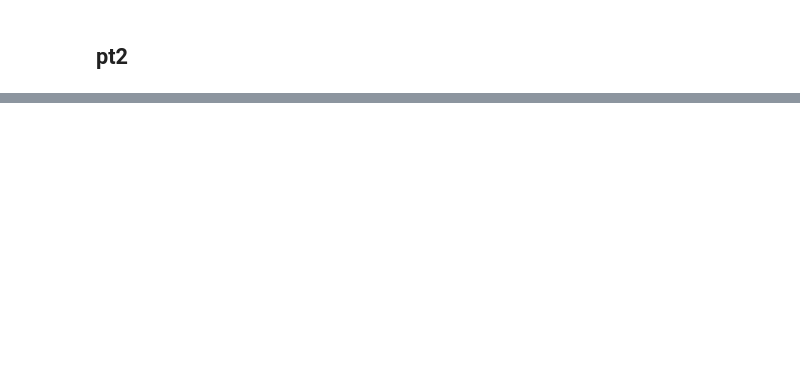
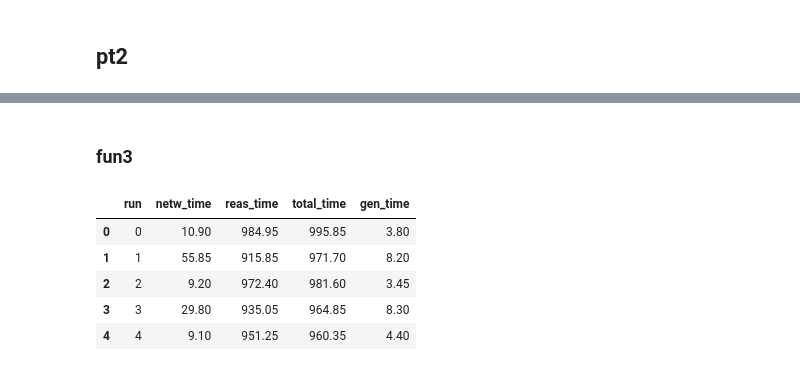
Before and after one commit to william-vw/fun3, a Jupyter notebook: python/tests-bench/zika/exp.ipynb, the cells around one changed output, grey strips where cells are left out. Cells and saved outputs as stored; diff of their text form; code cells hidden in the pictures; blank space fills up the shorter version.

```diff
--- a/python/tests-bench/zika/exp.ipynb
+++ b/python/tests-bench/zika/exp.ipynb
@@ -230,0 +359,22 @@ plot_query(1, "0.2%", df_eye, df_fun3)
+# %% [markdown]
+### fun3
+# %%
+df_n3 = load_n3_times(os.path.join(path, "red", "results", "times_fun3.csv"))
+cols = ['netw_time', 'reas_time', 'total_time', 'gen_time']
+df_n3_agg = df_n3.groupby(['run'])[cols].mean().reset_index()
+
+df_n3_agg = df_n3_agg.sort_values(by='run')
+df_n3_agg
+
+# fun3
+# avg load time: 23.0
+# avg reasoning time: 952.0
+# avg code gen time: 6.0
+# avg total time: 975.0
+# %% [output]
+|  | run | netw_time | reas_time | total_time | gen_time |
+| 0 | 0 | 10.90 | 984.95 | 995.85 | 3.80 |
+| 1 | 1 | 55.85 | 915.85 | 971.70 | 8.20 |
+| 2 | 2 | 9.20 | 972.40 | 981.60 | 3.45 |
+| 3 | 3 | 29.80 | 935.05 | 964.85 | 8.30 |
+| 4 | 4 | 9.10 | 951.25 | 960.35 | 4.40 |
```
Also changed, not shown: parts of 31 cells of this notebook, 48 other files.
